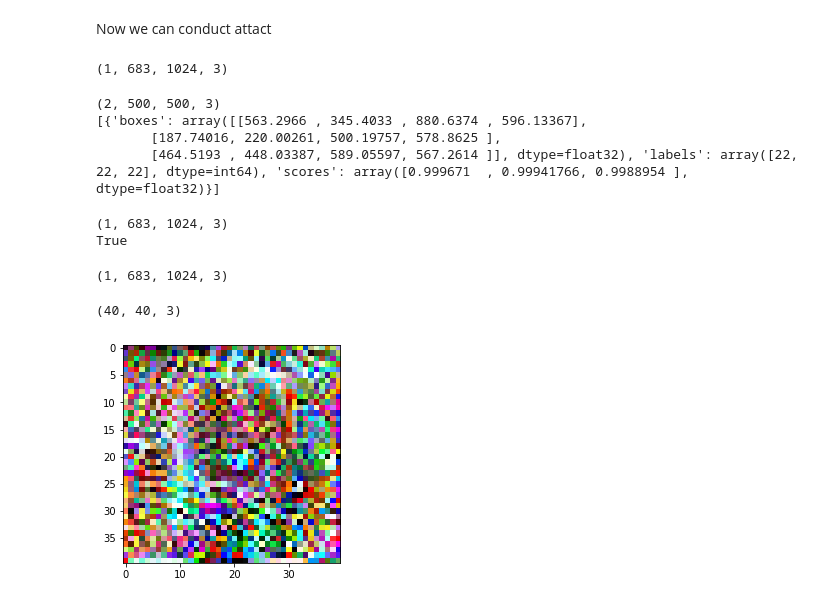
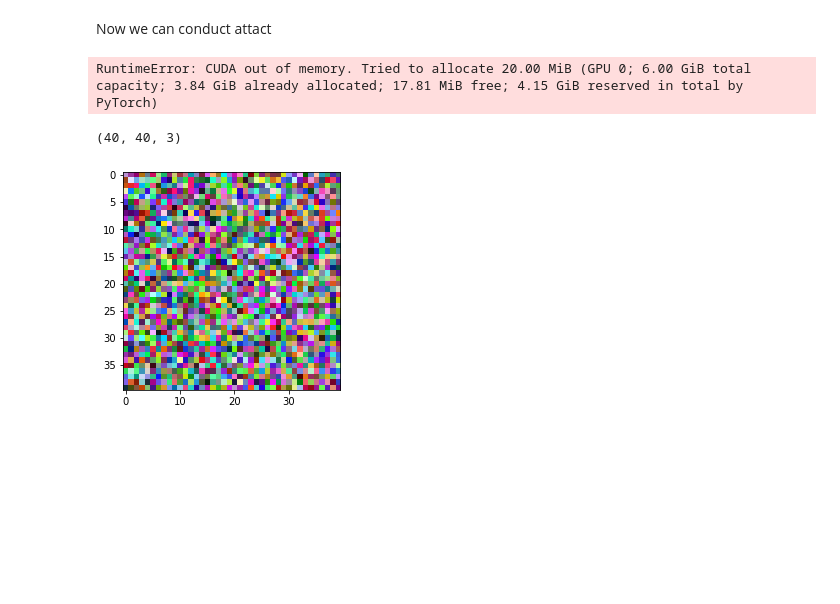
Before and after one commit to sebastiankul-99/ART-AGH, a Jupyter notebook: ObjectDetectionWithArt.ipynb, the cells around one changed output. Cells and saved outputs as stored; diff of their text form; code cells hidden in the pictures; blank space fills up the shorter version.

```diff
--- a/ObjectDetectionWithArt.ipynb
+++ b/ObjectDetectionWithArt.ipynb
@@ -14,6 +91,4 @@ import cv2
 Loading models, both of them are pretrained on COCO dataset <br />
 Here is link to model documentation: https://pytorch.org/vision/stable/models.html#faster-r-cnn
 # %%
-#we can train torch model and pass is to art_estimator
-model = torchvision.models.detection.fasterrcnn_resnet50_fpn(pretrained=True)
-art_model = art.estimators.object_detection.PyTorchFasterRCNN(model = model, clip_values=[0,255])
+art_model = art.estimators.object_detection.PyTorchFasterRCNN(clip_values=[0,255])
@@ -122,4 +135,4 @@ draw_image_with_boxes("elephant.jpg")
 # %%
-attackDPatch = art.attacks.evasion.DPatch(art_model, batch_size = 1)
-attackRobustDPatch = art.attacks.evasion.RobustDPatch(art_model, batch_size = 1)
+attackDPatch = art.attacks.evasion.DPatch(art_model, batch_size = 1, max_iter = 1)
+attackRobustDPatch = art.attacks.evasion.RobustDPatch(art_model, batch_size = 1, max_iter = 1)
 # %%
@@ -137,7 +143,6 @@ def make_images_array(dictionary, width,height):
 # %%
 images_array = make_images_array("photos", 500, 500)
-images_array = np.uint8(images_array)
-image = Image.fromarray(images_array[1,:,:,:])
+image = Image.fromarray(np.uint8(images_array[0,:,:,:]))
 plt.imshow(image)
 plt.show()
 # %% [output]
@@ -150,37 +155,13 @@ print(attackRobustDPatch)
 <art.attacks.evasion.dpatch_robust.RobustDPatch object at 0x...>
 # %% [markdown]
 Now we can conduct attact
-# %%
-image = Image.open("elephant.jpg").convert('RGB')
-img_arr = np.array(image)
-img_arr = np.expand_dims(img_arr, 0)
-print(img_arr.shape)
-# %% [output]
-(1, 683, 1024, 3)
 # %%
-
-adv_patch = attackRobustDPatch.generate(np.float32(img_arr))
+adv_patch_robust = attackRobustDPatch.generate(np.float32(images_array))
-# %%
-print(images_array.shape)
-
-y_hat = art_model.predict(np.float32(img_arr))
-print(y_hat)
-# %% [output]
-(2, 500, 500, 3)
-[{'boxes': array([[563.2966 , 345.4033 , 880.6374 , 596.13367],
-       [187.74016, 220.00261, 500.19757, 578.8625 ],
-       [464.5193 , 448.03387, 589.05597, 567.2614 ]], dtype=float32), 'labels': array([22, 22, 22], dtype=int64), 'scores': array([0.999671  , 0.99941766, 0.9988954 ], dtype=float32)}]
 # %%
-print(img_arr.shape)
-mask = (np.zeros(img_arr.shape[:-1]) == 0)
-print(mask.dtype == np.bool)
+mask = (np.zeros(images_array.shape[1:-1]) == 0)
+mask = np.expand_dims(mask, 0)
+torch.cuda.empty_cache()
-# %% [output]
-(1, 683, 1024, 3)
-True
 # %%
-adv_patch2 = attackDPatch.generate(np.float32(img_arr), mask= mask)
+adv_patch_dpatch = attackDPatch.generate(np.float32(images_array), mask = mask)
+# %% [output]
+RuntimeError: CUDA out of memory. Tried to allocate 20.00 MiB (GPU 0; 6.00 GiB total capacity; 3.84 GiB already allocated; 17.81 MiB free; 4.15 GiB reserved in total by PyTorch)
-# %%
-print(img_arr.shape)
-mask2 = (np.zeros(images_array.shape[:-1]) == 0)
-# %% [output]
-(1, 683, 1024, 3)
@@ -191,12 +170,12 @@ print(adv_patch_images.shape)
 # %% [output]
 (40, 40, 3)
 # %%
-patch_img = Image.fromarray((adv_patch_images).astype(np.uint8))
+patch_img = Image.fromarray((adv_patch_robust).astype(np.uint8))
 patch_img.save("RobustDPatch.jpg")
 plt.imshow(patch_img)
 plt.show()
 # %% [output]
-[figure, old version]
+[figure, new version]
 # %%
 pathed_image = attackRobustDPatch.apply_patch(np.float32(images_array))
 # %%
```
Also changed, not shown: parts of 29 cells of this notebook.
